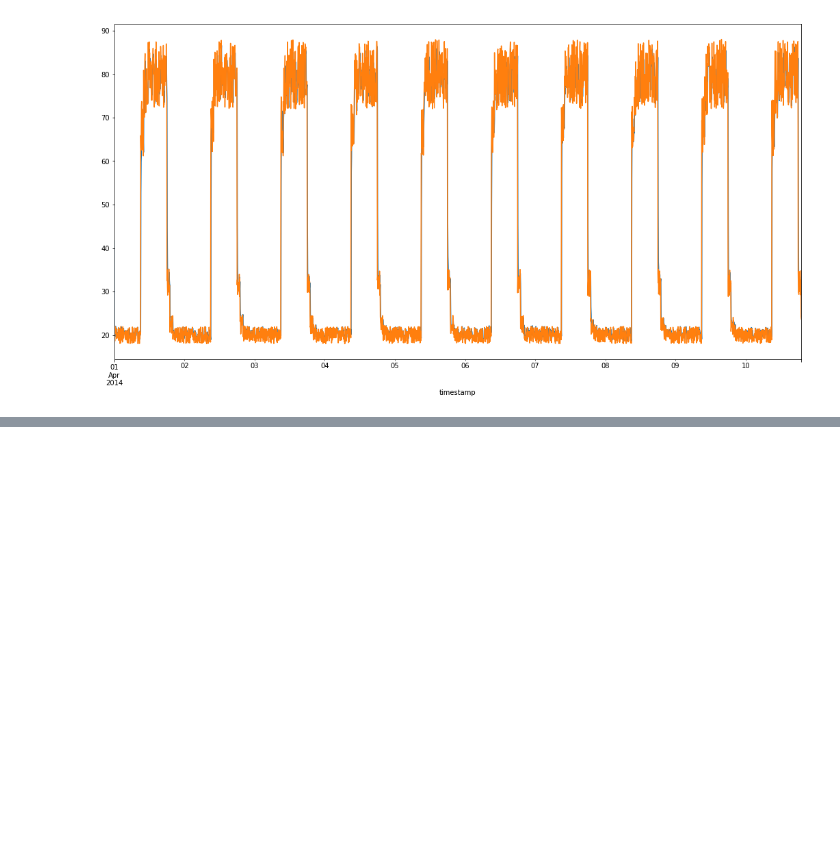
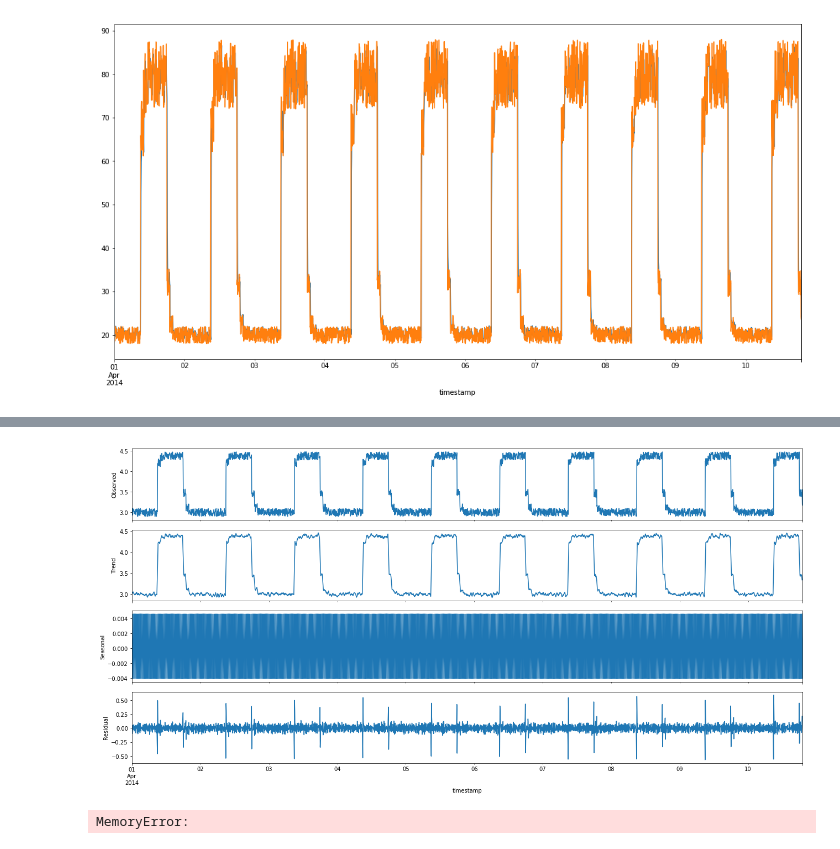
Before and after one commit to zhiyedan/cmserver-jupyter, a Jupyter notebook: timeSeries/cm_monitor_analy/analysis/aws_data-no-anonimal-arima.ipynb, the cells around one changed output, grey strips where cells are left out. Saved outputs shown, nothing was run; the diff lists cells and outputs as text; code cells hidden in the pictures; blank space fills up the shorter version.

```diff
--- a/timeSeries/cm_monitor_analy/analysis/aws_data-no-anonimal-arima.ipynb
+++ b/timeSeries/cm_monitor_analy/analysis/aws_data-no-anonimal-arima.ipynb
@@ -116,0 +135,17 @@ plt.show()
+# %%
+from statsmodels.tsa.seasonal import seasonal_decompose
+decomposition = seasonal_decompose(np.log(train['value']),freq=5,model='additive')
+fig = decomposition.plot()
+# decomposition.seasonal.plot()
+plt.show()
+# %% [output]
+[figure, added]
+# %%
+mod = sm.tsa.statespace.(train['value'],
+                                order=(1,0,1),
+                                seasonal_order=(1,0,1,288),
+                               enforce_stationarity=False)
+results = mod.fit()
+results.summary()
+# %% [output]
+MemoryError:
```
Also changed, not shown: parts of 8 cells of this notebook, 3 other files.
